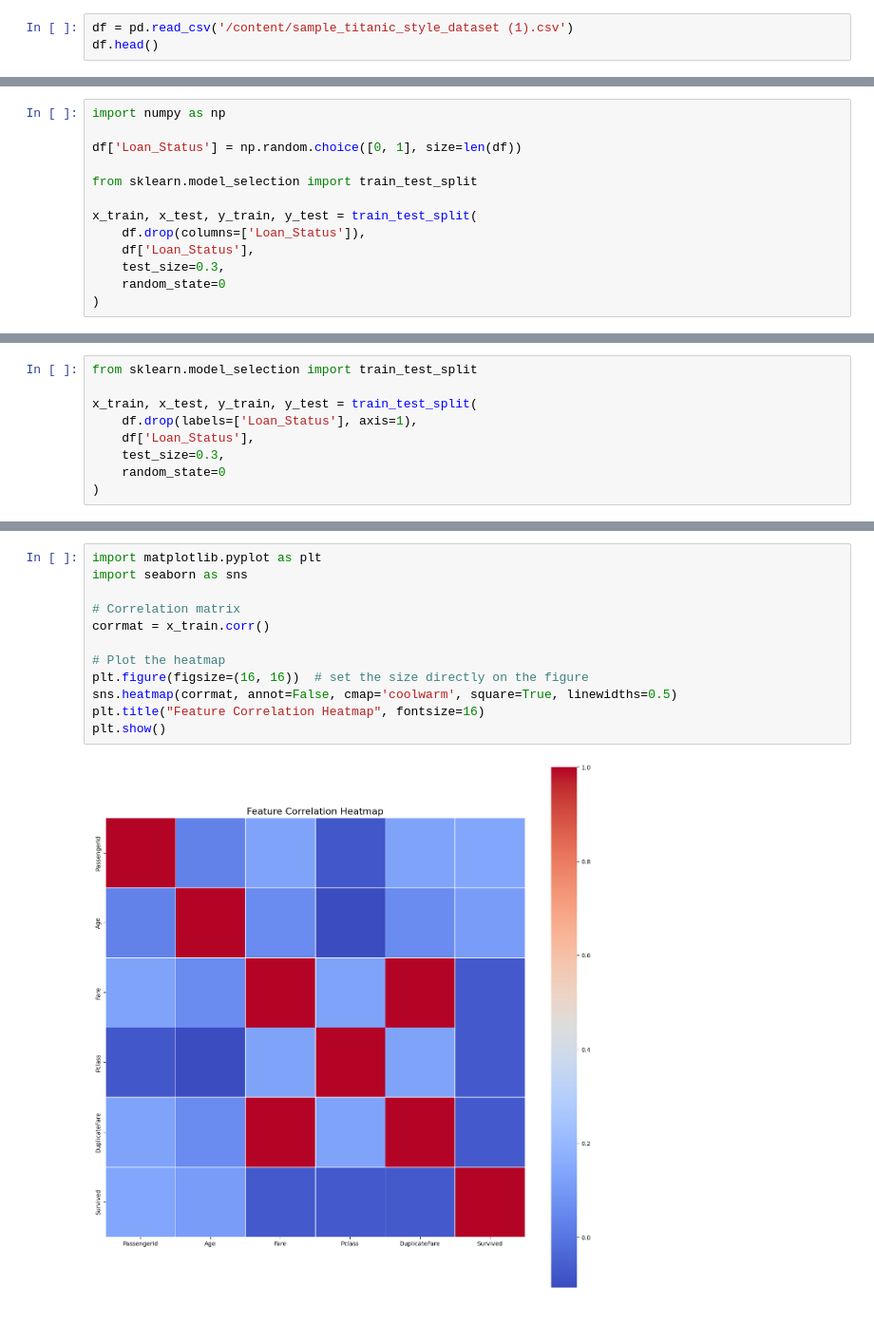
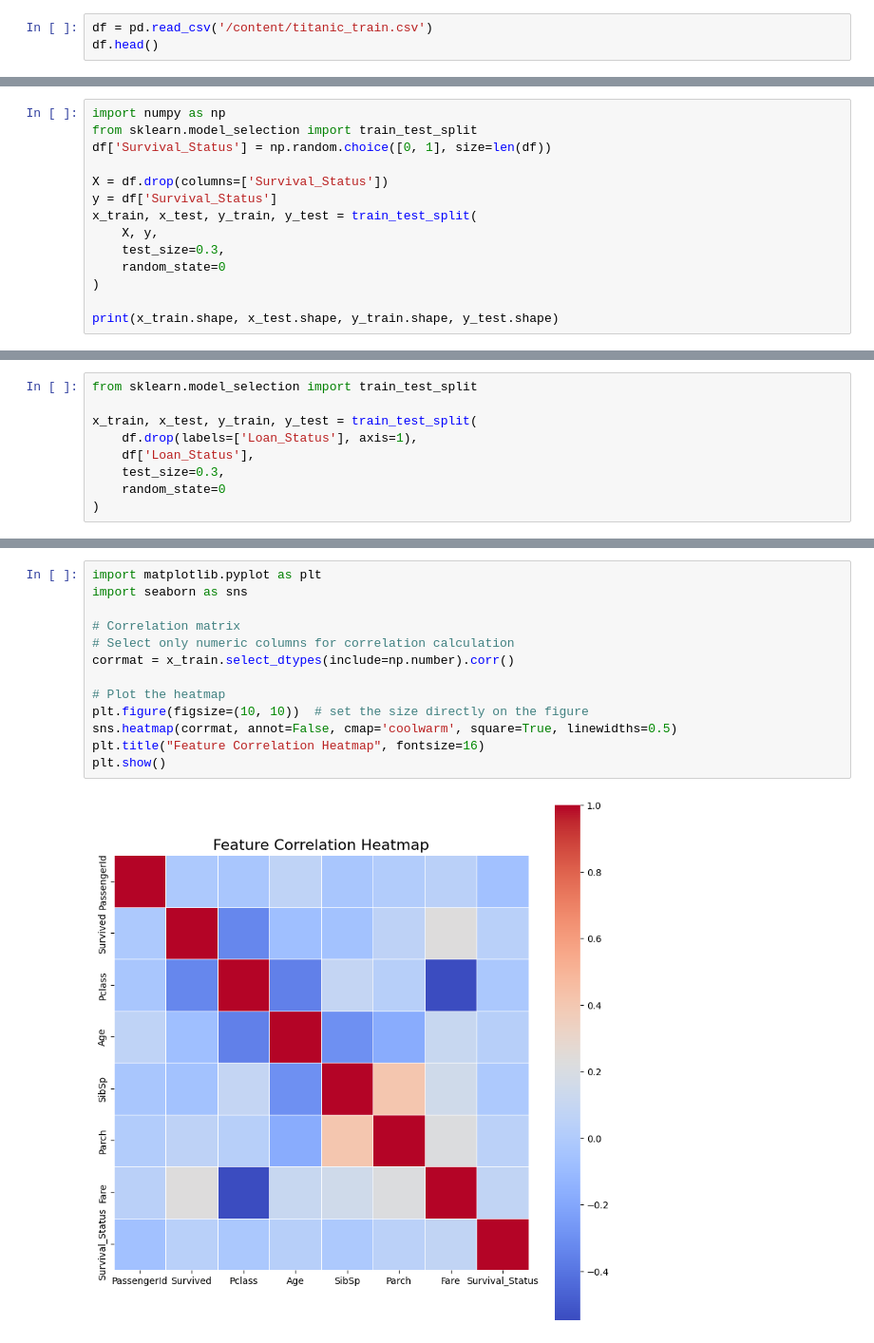
Before and after one commit to Praharshita1275/Machine-learning, a Jupyter notebook: Machine_learning.ipynb, the cells around one changed output, grey strips where cells are left out. Shown at 95% size. Cells and saved outputs as stored; diff of their text form.

```diff
--- a/Machine_learning.ipynb
+++ b/Machine_learning.ipynb
@@ -427,6 +427,6 @@ import numpy as np
 from sklearn.model_selection import train_test_split
 from sklearn.feature_selection import VarianceThreshold
 # %%
-df = pd.read_csv('/content/sample_titanic_style_dataset (1).csv')
+df = pd.read_csv('/content/titanic_train.csv')
 df.head()
 # %% [output]
@@ -443,13 +443,14 @@ df.head()
 # %%
 import numpy as np
+from sklearn.model_selection import train_test_split
+df['Survival_Status'] = np.random.choice([0, 1], size=len(df))
 
-df['Loan_Status'] = np.random.choice([0, 1], size=len(df))
-
-from sklearn.model_selection import train_test_split
-
+X = df.drop(columns=['Survival_Status'])
+y = df['Survival_Status']
 x_train, x_test, y_train, y_test = train_test_split(
-    df.drop(columns=['Loan_Status']),
-    df['Loan_Status'],
+    X, y,
     test_size=0.3,
     random_state=0
 )
+
+print(x_train.shape, x_test.shape, y_train.shape, y_test.shape)
@@ -586,14 +589,15 @@ plt.show()
 # %%
 import matplotlib.pyplot as plt
 import seaborn as sns
 
 # Correlation matrix
-corrmat = x_train.corr()
+# Select only numeric columns for correlation calculation
+corrmat = x_train.select_dtypes(include=np.number).corr()
 
 # Plot the heatmap
-plt.figure(figsize=(16, 16))  # set the size directly on the figure
+plt.figure(figsize=(10, 10))  # set the size directly on the figure
 sns.heatmap(corrmat, annot=False, cmap='coolwarm', square=True, linewidths=0.5)
 plt.title("Feature Correlation Heatmap", fontsize=16)
 plt.show()
 # %% [output]
-[figure, old version]
+[figure, new version]
```
Also changed, not shown: parts of 33 cells of this notebook.
